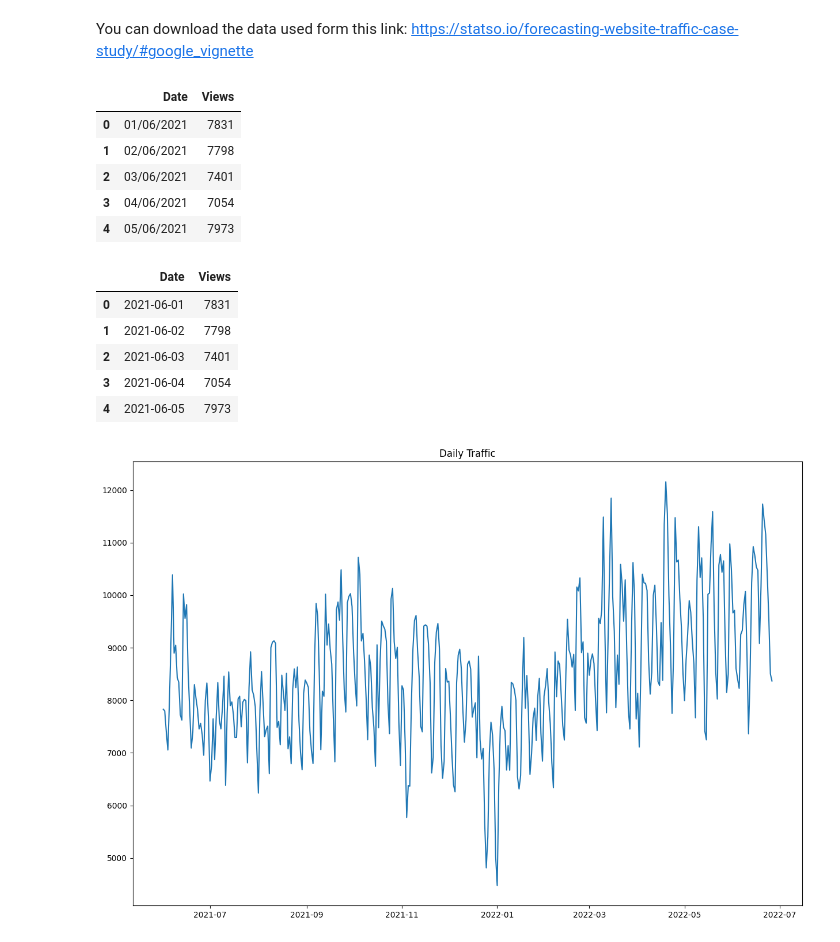
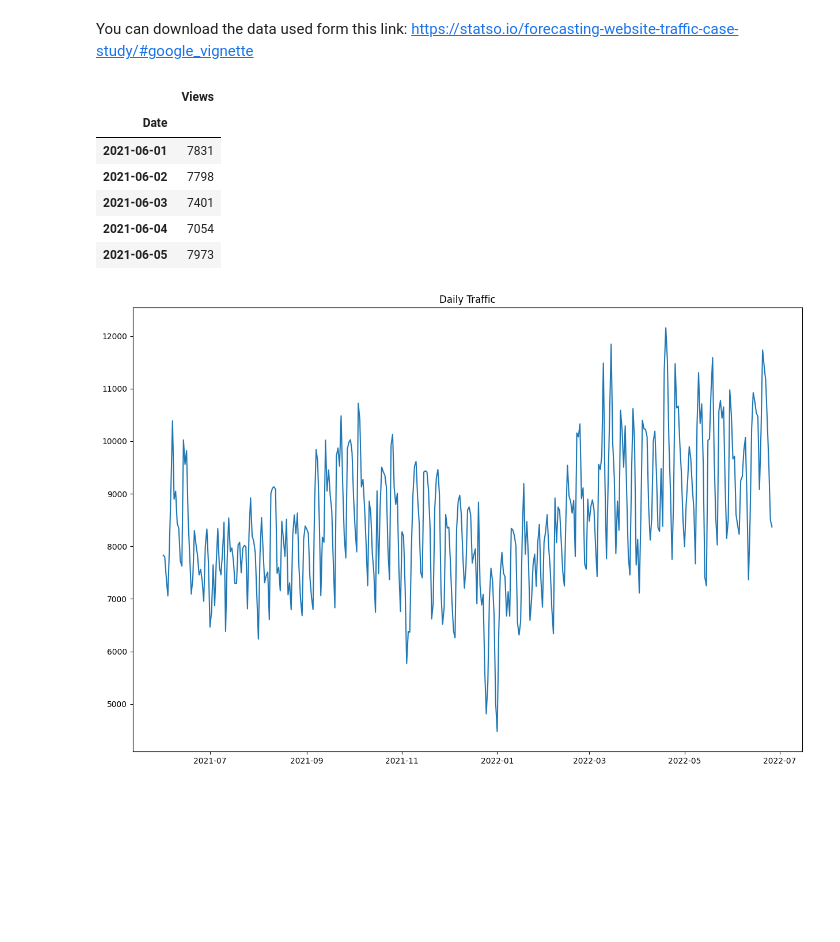
Before and after one commit to amrkld/Website-Traffic-Forecasting_ML_Model, a Jupyter notebook: Forecasting_website_traffic_model.ipynb, the cells around one changed output. Drawn from its saved outputs; the diff is of its cells as text; code cells hidden in the pictures; blank space fills up the shorter version.

```diff
--- a/Forecasting_website_traffic_model.ipynb
+++ b/Forecasting_website_traffic_model.ipynb
@@ -3,26 +3,20 @@ You can download the data used form this link:
 https://statso.io/forecasting-website-traffic-case-study/#google_vignette
 # %%
 import pandas as pd
-data = pd.read_csv("Web_traffic Data\Forecasting Web Traffic Data.csv", on_bad_lines='skip')
+
+data = pd.read_csv("Web_traffic Data/Forecasting Web Traffic Data.csv", on_bad_lines='skip')
+data["Date"] = pd.to_datetime(data["Date"], format="%d/%m/%Y")
+data.set_index("Date", inplace=True)
 data.head()
 # %% [output]
-|  | Date | Views |
-| 0 | 01/06/2021 | 7831 |
-| 1 | 02/06/2021 | 7798 |
-| 2 | 03/06/2021 | 7401 |
-| 3 | 04/06/2021 | 7054 |
-| 4 | 05/06/2021 | 7973 |
+|  | Views |
+| Date |  |
+| 2021-06-01 | 7831 |
+| 2021-06-02 | 7798 |
+| 2021-06-03 | 7401 |
+| 2021-06-04 | 7054 |
+| 2021-06-05 | 7973 |
 # %%
 import matplotlib.pyplot as plt
-# %%
-data["Date"] = pd.to_datetime(data["Date"],format= "%d/%m/%Y")
-data.head()
-# %% [output]
-|  | Date | Views |
-| 0 | 2021-06-01 | 7831 |
-| 1 | 2021-06-02 | 7798 |
-| 2 | 2021-06-03 | 7401 |
-| 3 | 2021-06-04 | 7054 |
-| 4 | 2021-06-05 | 7973 |
 # %%
 plt.figure(figsize=(15, 10))
```
Also changed, not shown: parts of 13 cells of this notebook.
